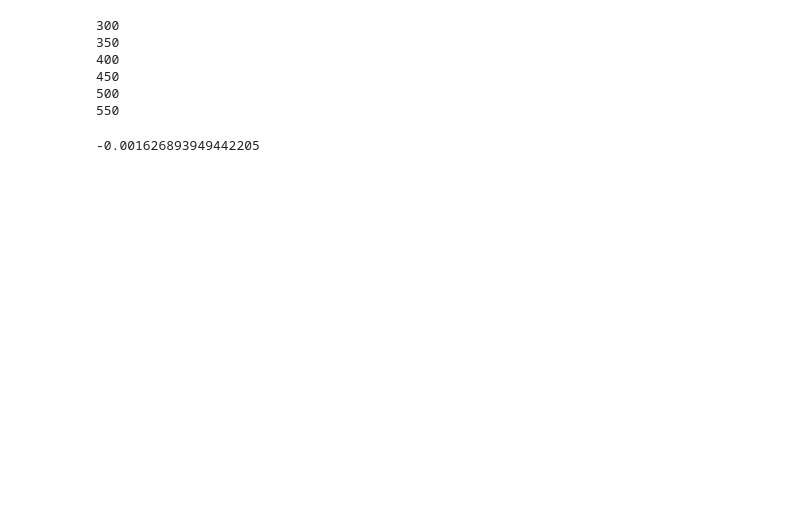
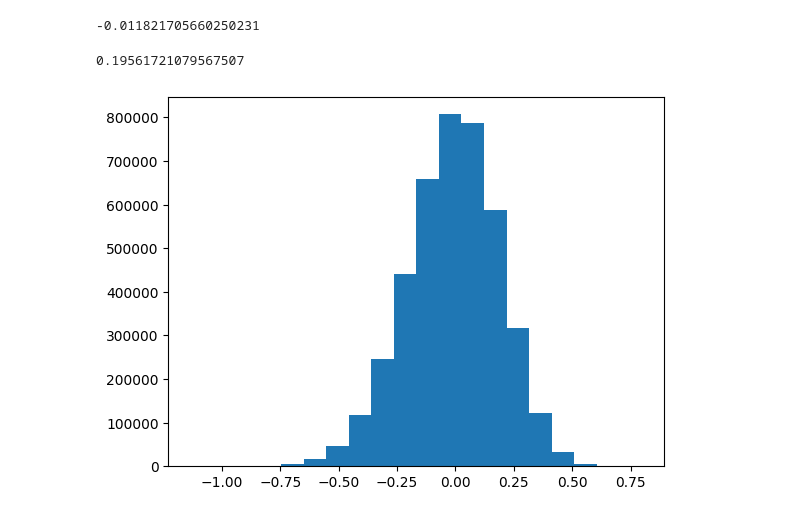
Before and after one commit to Voluptatemn/AstroResearch, a Jupyter notebook: BiasErrorProp.ipynb, the cells around one changed output. Saved outputs shown, nothing was run; the diff lists cells and outputs as text; code cells hidden in the pictures; blank space fills up the shorter version.

```diff
--- a/BiasErrorProp.ipynb
+++ b/BiasErrorProp.ipynb
@@ -177,7 +177,7 @@ bias_real_level = 300
 factor = 2
 bias_meas_array = np.linspace(bias_real_level/factor, bias_real_level*factor)
 # bias read out noise (counts per pixel)
-readnoise = 5
+readnoise = 15
 # dark
 # dark current (electrons per second per pixel)
 d = 0.05
@@ -257,21 +257,19 @@ def makeRawFlat(bias_level,debug=False,g=g,
 # To do: decrease run time
 def makeRawGaussianFlat(bias_level,readnoise = readnoise, debug=False,g=g,
                 f=f,size=(row,column), sigma = 2048):
-    center_x, center_y = size[0] / 2, size[1] / 2
-    flat = np.zeros(size)
-    for x in range (size[0]):
-        for y in range (size[1]):
-            distance = np.sqrt((x - center_x)**2 + (y - center_y)**2)
-            value = (np.random.normal(bias_level, readnoise) + np.random.poisson(f)) * np.exp(-0.5 * (distance / sigma)**2)
-            flat[x, y] = value
+    center = (size[0] // 2, size[1] // 2)
+    x, y = np.meshgrid(np.arange(size[0]), np.arange(size[1]))
+
+    # Calculate the distances from the center using vectorized operations
+    distance = np.sqrt((x - center[0])**2 + (y - center[1])**2)
+
+    # Calculate the Gaussian values using vectorized operations
+    flat = np.exp(-distance**2 / (2 * sigma**2)) * (np.random.normal(bias_level, readnoise) + np.random.poisson(f))
 
     if debug:
-        display_image(flat,siglo=0.5,sighi=1,fignum=4)
-        plt.colorbar()
-        plt.imshow(flat, cmap='viridis')
+        plt.imshow(flat, cmap='viridis', origin='lower', extent=(0, size, 0, size))
         plt.colorbar()
         plt.show()
-
     return flat
 
 #----------------------------------------------------------------------
@@ -312,16 +325,17 @@ def leastAcceptableBias(MaxFlatChangePer = 0.01, start = 300, end = 600, step =
-# %%
-leastAcceptableBias(MaxFlatChangePer = 0.01, start = 300, end = 600, step = 50)
-# %% [output]
-300
-350
-400
-450
-500
-550
 # %%
 f300_2 = makeCaliFlatAll(300)
-f600 = makeCaliFlatAll(550)
-df = np.mean((f600 - f300_2) / f300_2) * 100
-display(df)
+f600 = makeCaliFlatAll(600)
+df = (f600 - f300_2) / f300_2 * 100
+mean = np.mean(df)
+std = np.std(df)
+display(mean, std)
+# Creating histogram
+fig, ax = plt.subplots()
+ax.hist(df.flatten(), bins = 20)
+
+# Show plot
+plt.show()
 # %% [output]
--0.001626893949442205
+-0.011821705660250231
+0.19561721079567507
+[figure, added]
```
Also changed, not shown: parts of 5 cells of this notebook.
